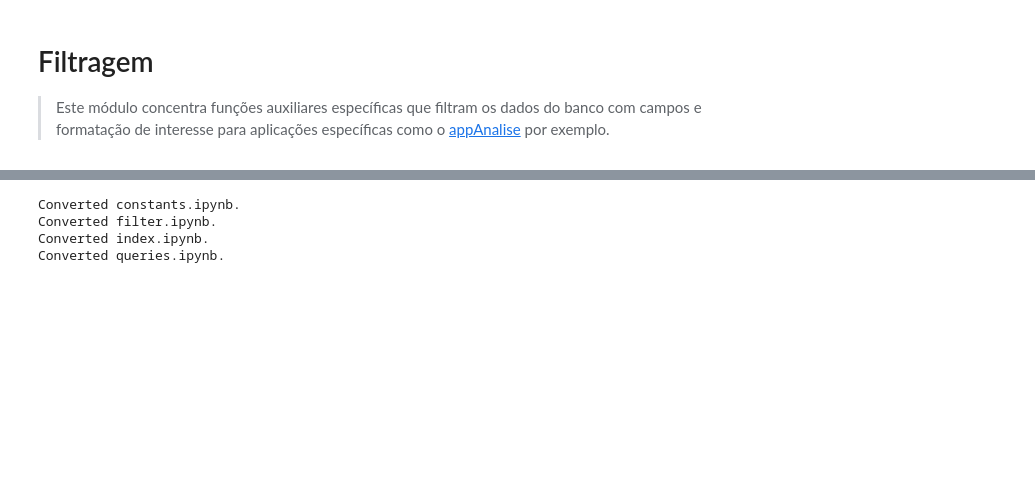
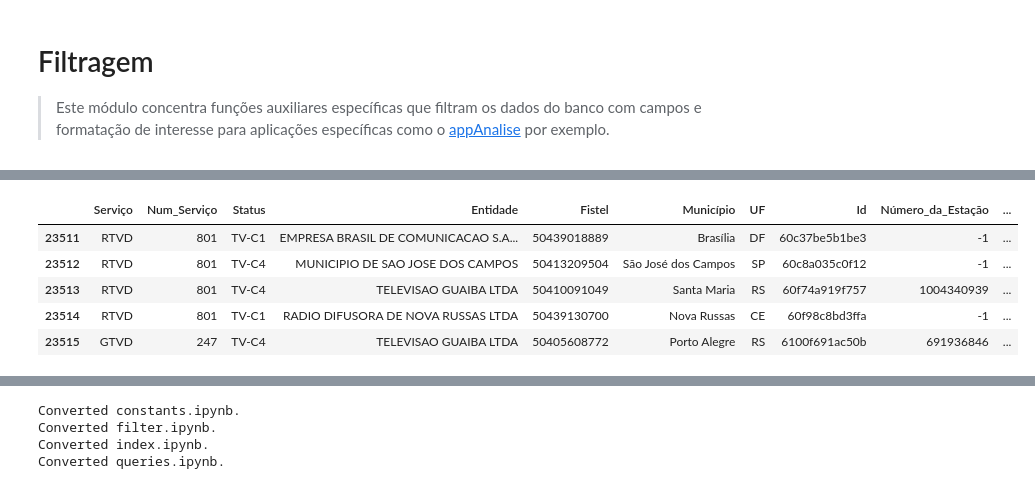
Before and after one commit to ronaldokun/anateldb, a Jupyter notebook: filter.ipynb, the cells around one changed output, grey strips where cells are left out. Cells and saved outputs as stored; diff of their text form; code cells hidden in the pictures; blank space fills up the shorter version.

```diff
--- a/filter.ipynb
+++ b/filter.ipynb
@@ -96,0 +118,9 @@ if not pasta.exists():
+# %%
+mosaico = read_mosaico(pasta) ; mosaico.tail()
+# %% [output]
+|  | Serviço | Num_Serviço | Status | Entidade | Fistel | Município | UF | Id | Número_da_Estação | ... |
+| 23511 | RTVD | 801 | TV-C1 | EMPRESA BRASIL DE COMUNICACAO S.A... | 50439018889 | Brasília | DF | 60c37be5b1be3 | -1 | ... |
+| 23512 | RTVD | 801 | TV-C4 | MUNICIPIO DE SAO JOSE DOS CAMPOS | 50413209504 | São José dos Campos | SP | 60c8a035c0f12 | -1 | ... |
+| 23513 | RTVD | 801 | TV-C4 | TELEVISAO GUAIBA LTDA | 50410091049 | Santa Maria | RS | 60f74a919f757 | 1004340939 | ... |
+| 23514 | RTVD | 801 | TV-C1 | RADIO DIFUSORA DE NOVA RUSSAS LTDA | 50439130700 | Nova Russas | CE | 60f98c8bd3ffa | -1 | ... |
+| 23515 | GTVD | 247 | TV-C4 | TELEVISAO GUAIBA LTDA | 50405608772 | Porto Alegre | RS | 6100f691ac50b | 691936846 | ... |
```
Also changed, not shown: parts of 8 cells of this notebook, 22 other files.
